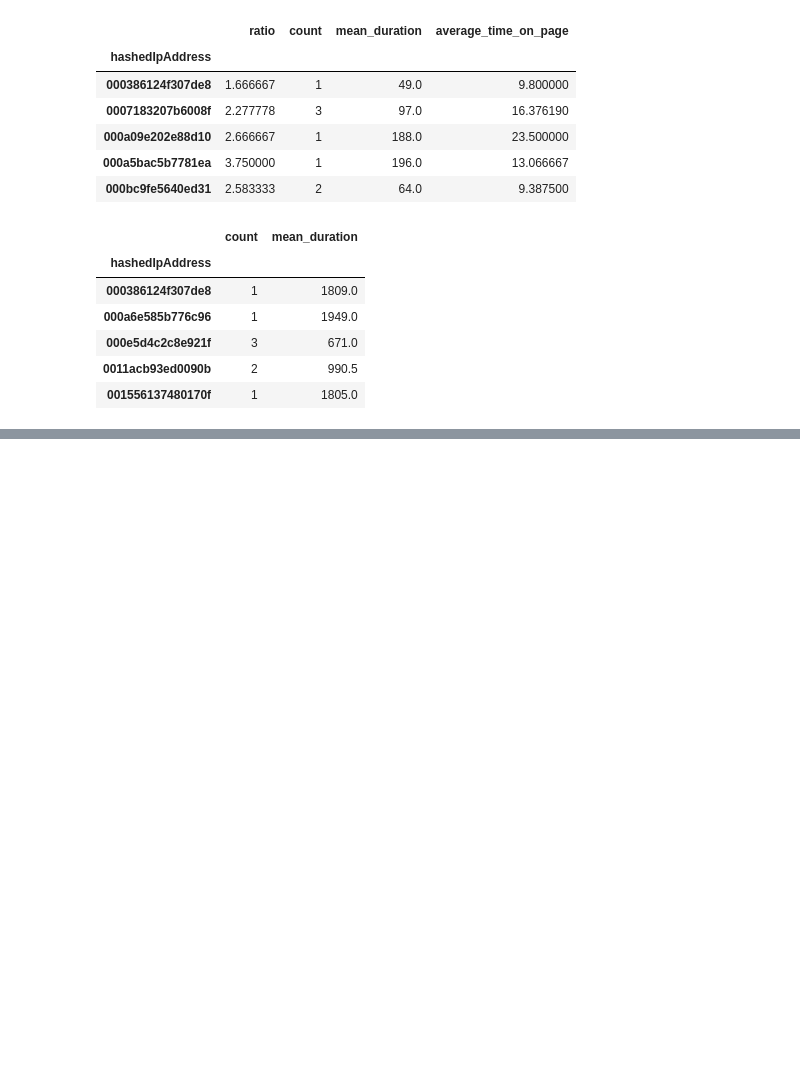
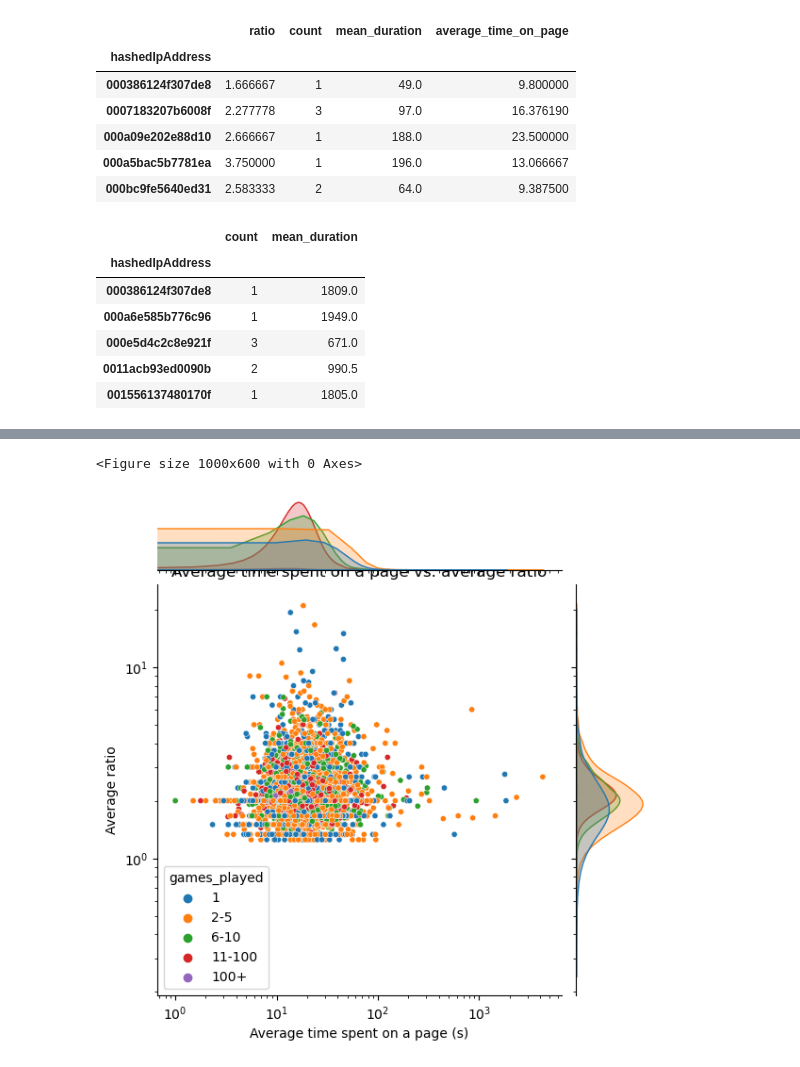
Before and after one commit to epfl-ada/ada-2023-project-adamants, a Jupyter notebook: players_performance.ipynb, the cells around one changed output, grey strips where cells are left out. Cells and saved outputs as stored; diff of their text form; code cells hidden in the pictures; blank space fills up the shorter version.

```diff
--- a/players_performance.ipynb
+++ b/players_performance.ipynb
@@ -199,0 +224,17 @@ plt.show()
+# %%
+# Plot of a scatterplot of the average path ratio and the average time spent on a page, with the number of games played as the color of the points
+players_games_played = players.copy(deep=True)
+players_games_played["games_played"] = players_games_played["count_finished"] + players_games_played["count_unfinished"]
+players_games_played["games_played"] = pd.cut(players_games_played["games_played"], bins=[1, 2, 5, 10, 100, 10000], labels=["1", "2-5", "6-10", "11-100", "100+"])
+plt.figure(figsize=(10, 6))
+sns.jointplot(data=players_games_played, x="average_time_on_page", y="ratio", hue="games_played",s=20)
+plt.title("Average time spent on a page vs. average ratio")
+plt.xlabel("Average time spent on a page (s)")
+plt.xscale("log")
+plt.ylabel("Average ratio")
+plt.yscale("log")
+
+plt.show()
+# %% [output]
+<Figure size 1000x600 with 0 Axes>
+[figure, added]
```
Also changed, not shown: parts of 7 cells of this notebook.
